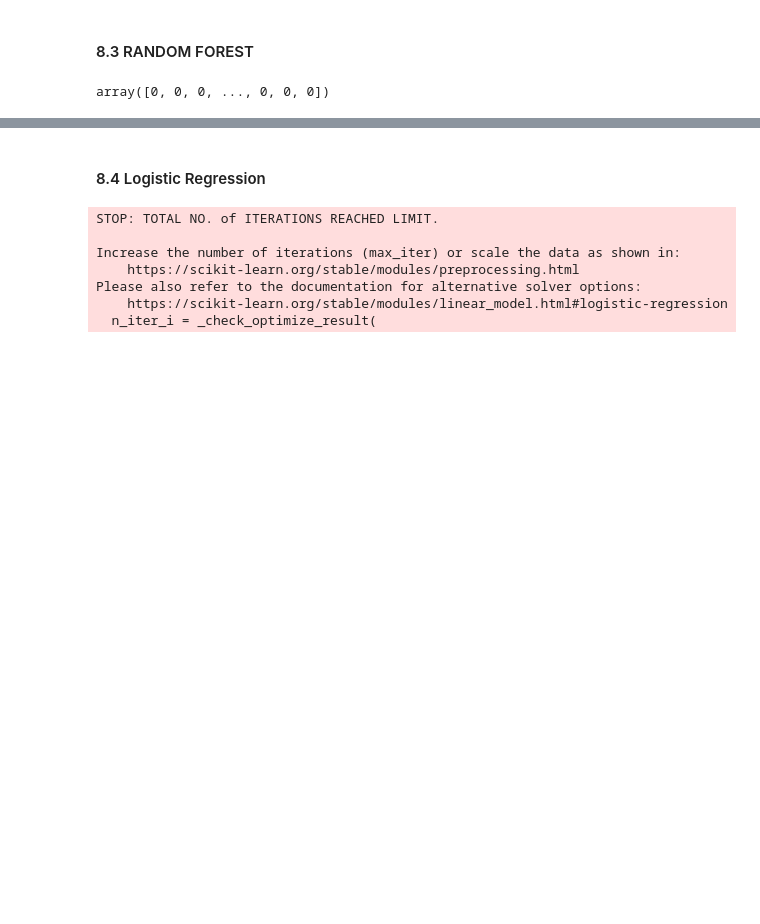
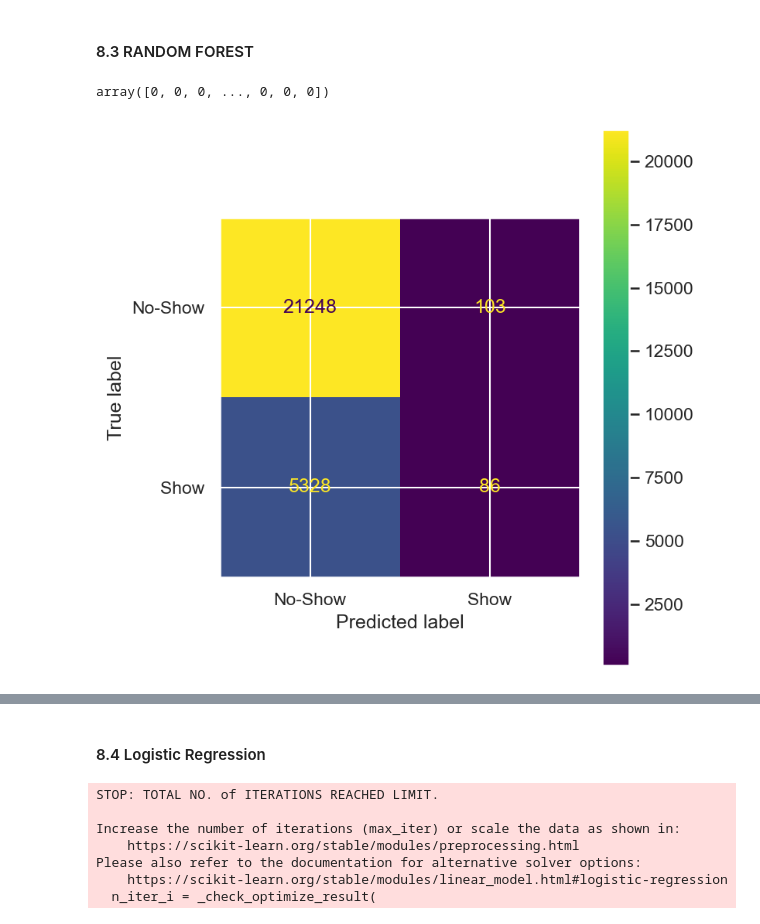
Before and after one commit to MRaza98/BIPM, a Jupyter notebook: Data Science/Project/group_copy_paste.ipynb, the cells around one changed output, grey strips where cells are left out. Drawn from its saved outputs; the diff is of its cells as text; code cells hidden in the pictures; blank space fills up the shorter version.

```diff
--- a/Data Science/Project/group_copy_paste.ipynb
+++ b/Data Science/Project/group_copy_paste.ipynb
@@ -786,7 +786,7 @@ weighted avg       0.78      0.61      0.64     26765
 from sklearn.ensemble import RandomForestClassifier
 
 # Instantiate rf
-rf = RandomForestClassifier(n_estimators=50, random_state=42)
+rf = RandomForestClassifier(n_estimators=100, min_samples_split=10, min_samples_leaf=8, max_features='log2', max_depth=30, random_state=42, n_jobs=-1)
 
 pipe_rf = Pipeline([
     ('preprocessor', preprocessor),
@@ -799,3 +799,12 @@ preds_rf = pipe_rf.predict(X_test)
 preds_rf
 # %% [output]
 array([0, 0, 0, ..., 0, 0, 0])
+# %%
+display_labels=['No-Show', 'Show']
+cm = confusion_matrix(y_test, preds_rf, labels=pipe_rf.classes_)
+disp = ConfusionMatrixDisplay(confusion_matrix=cm,
+                               display_labels=display_labels)
+disp.plot()
+plt.show()
+# %% [output]
+[figure, added]
```
Also changed, not shown: parts of 7 cells of this notebook, 1 other file.
